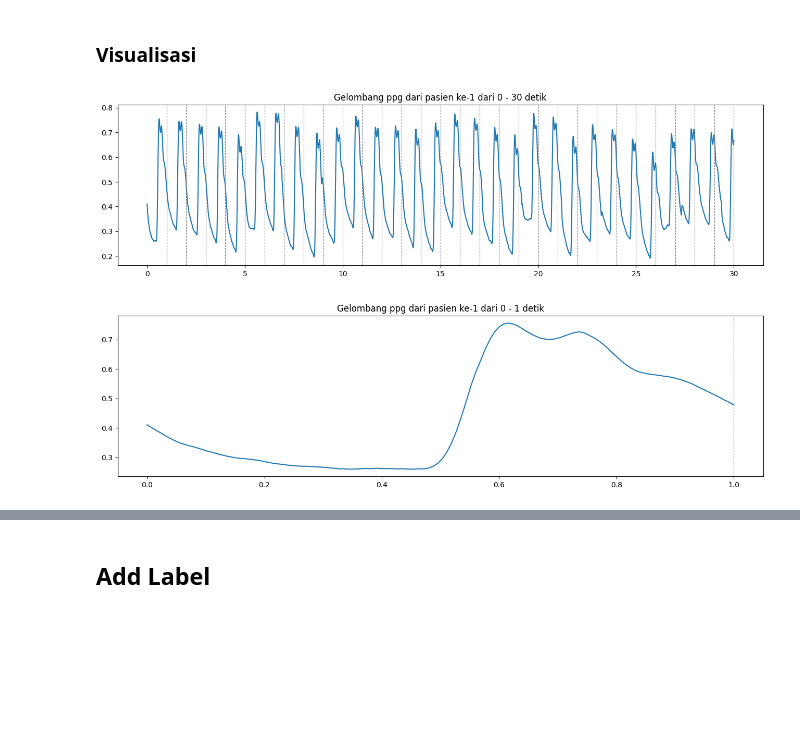
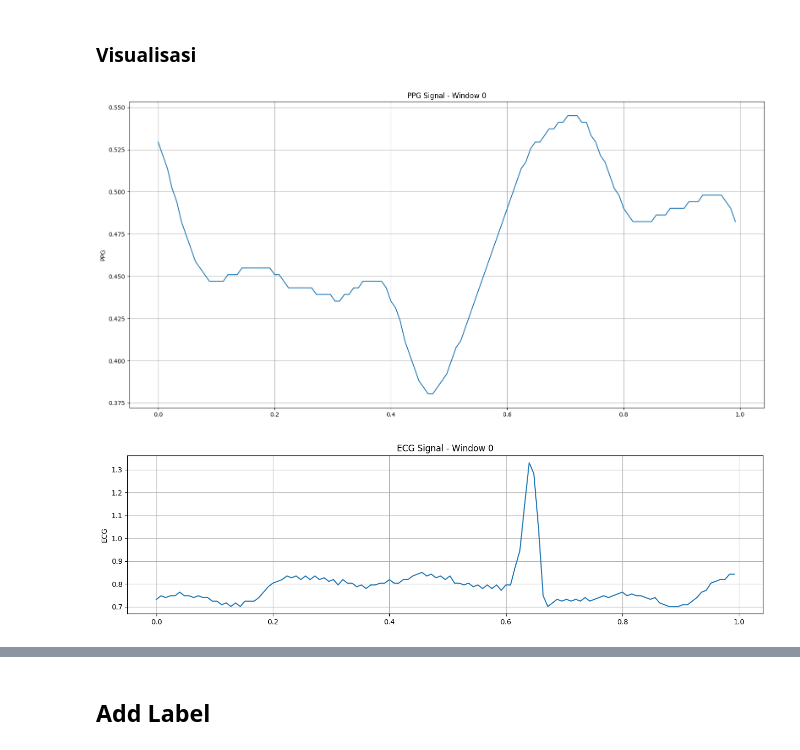
Before and after one commit to wraphierdz/FP_MLxDM, a Jupyter notebook: Template Program.ipynb, the cells around one changed output, grey strips where cells are left out. Drawn from its saved outputs; the diff is of its cells as text; code cells hidden in the pictures; blank space fills up the shorter version.

```diff
--- a/Template Program.ipynb
+++ b/Template Program.ipynb
@@ -38,4 +41,8 @@ from collections import Counter
 # %%
-df = pd.read_csv(r'ppg_af_dataset.csv')
-# df = pd.read_csv(r'ppg_af_dataset_25hz.csv')
-df
+current_dir = os.getcwd()
+project_root = os.path.abspath(os.path.join(current_dir))
+af_folder = os.path.join(project_root, 'Data', 'af')
+nonaf_folder = os.path.join(project_root, 'Data', 'non-af')
+
+af_files = sorted(glob.glob(os.path.join(af_folder, '*.csv')))[:19]
+nonaf_files = sorted(glob.glob(os.path.join(nonaf_folder, '*.csv')))[:16]
@@ -55,0 +51,8 @@ df
+# %%
+test_af = af_files[:3]
+val_af = af_files[3:6]
+train_af = af_files[6:]
+
+test_nonaf = nonaf_files[:3]
+val_nonaf = nonaf_files[3:6]
+train_nonaf = nonaf_files[6:]
@@ -139,7 +187,7 @@ def show_wave_from(df, pasien_ke=1, s_start=0, s_stop=10, fitur='ppg', af_status
         dfpasien = afdf[(pasien_ke - 1) * sample_per_pasien : pasien_ke * sample_per_pasien]
         dfintvl = dfpasien[sample_rate*s_start : (sample_rate*s_stop)+1]
 
-        x_ax = dfintvl['time']
+        x_ax = dfintvl['Time']
         y_ax = dfintvl[fitur]
 
         plt.figure(figsize=(16, 4))
@@ -182,3 +265,8 @@ AF Wave:
 # Praprocessing
 # %% [markdown]
 ## Imputation: Interpolation
+# %%
+train['PPG'] = train['PPG'].interpolate()
+train['ECG'] = train['ECG'].interpolate()
+train['resp'] = train['resp'].interpolate(limit_direction='both')
+train.isna().sum()
@@ -250,11 +395,31 @@ len(df_window.iloc[0,:])
 # %% [markdown]
 ### Visualisasi
 # %%
-# Visualize ppg 30s (1 row df_window)
-show_wave_from(df, sample_rate=125, s_start=0, s_stop=30)
+# Visualize one window from df_window
+window_idx = 0  # Select which window to visualize
+window_data = df_window_train.iloc[window_idx].values.reshape(125, 3)
+
+# Create time array for x-axis
+time_array = np.arange(125) / sampling_rate
+
+# Plot the three signals
+plt.figure(figsize=(16, 8))
+
+plt.plot(time_array, window_data[:, 0])
+plt.title(f'PPG Signal - Window {window_idx}')
+plt.ylabel('PPG')
+plt.grid(True)
+
+plt.tight_layout()
+plt.show()
 # %% [output]
-[figure, old version]
+[figure, new version]
 # %%
-show_wave_from(df, sample_rate=125, s_start=0, s_stop=1)
+plt.figure(figsize=(16, 4))
+plt.plot(time_array, window_data[:, 1])
+plt.title(f'ECG Signal - Window {window_idx}')
+plt.ylabel('ECG')
+plt.grid(True)
+plt.show()
 # %% [output]
-[figure, old version]
+[figure, new version]
```
Also changed, not shown: parts of 39 cells of this notebook, 18 other files.
